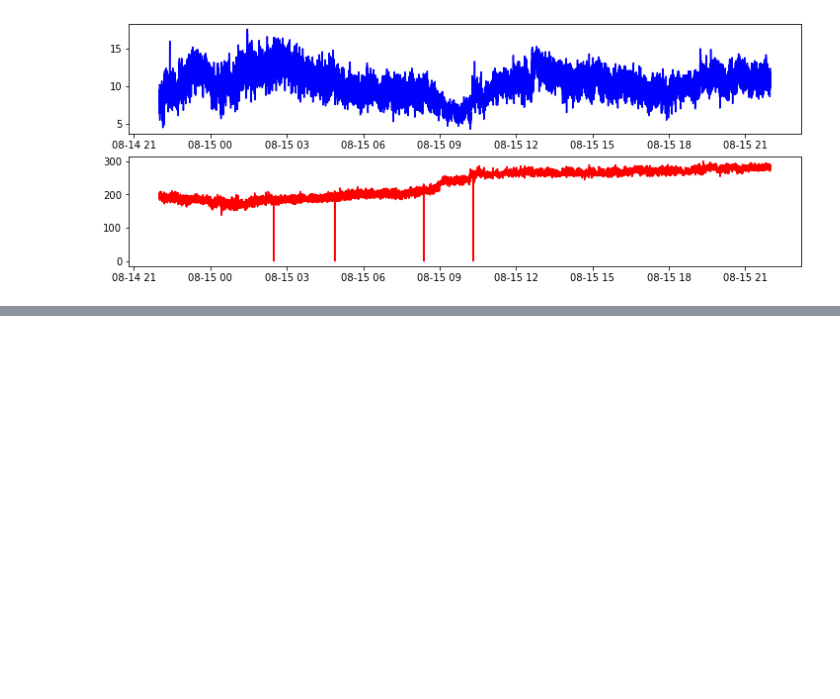
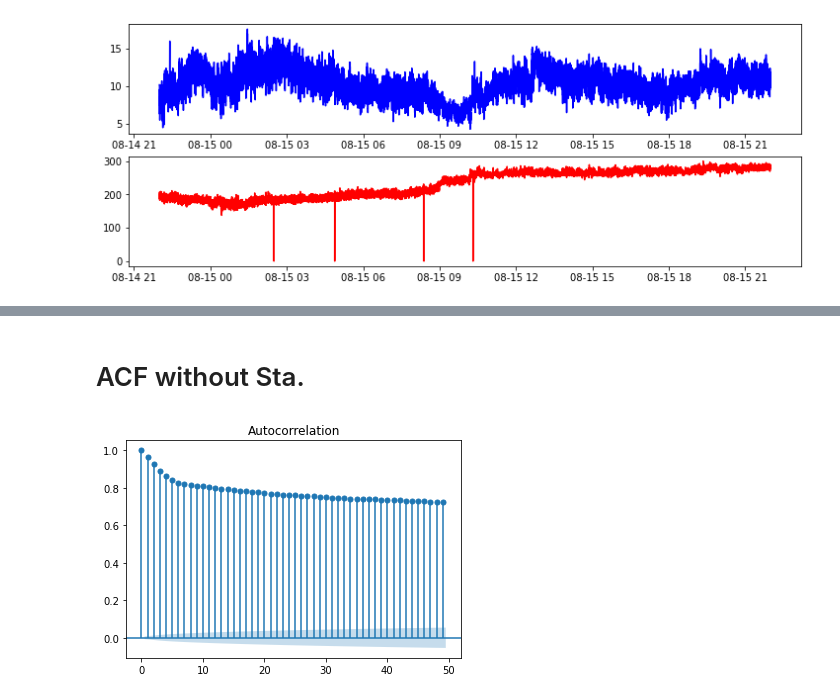
Before and after one commit to k323r/mythicwind, a Jupyter notebook: notebooks/environment.ipynb, the cells around one changed output, grey strips where cells are left out. Drawn from its saved outputs; the diff is of its cells as text; code cells hidden in the pictures; blank space fills up the shorter version.

```diff
--- a/notebooks/environment.ipynb
+++ b/notebooks/environment.ipynb
@@ -100,0 +113,13 @@ Wave Direction original H2
+# %% [markdown]
+# ACF without Sta.
+# %%
+# Blaues Band ist die 5% Signifikanzniveau Schwelle
+# Jeder Punkt überhalb des Bandes ist signifikant
+# 0,8 Korrelation zum Startpunkt (deutlich hoch)
+# zu geringe Dauer dass unsere Daten stationär sind
+#
+# ACF: autokorreliert, wenn der aktuelle Wert in Zusammenhang mit der Vergangenheit ist
+# dh Vergangenheit hat einen Einfluss
+acf_plot = plot_acf(df_wind["wind_speed_2"])
+# %% [output]
+[figure, added]
```
Also changed, not shown: parts of 17 cells of this notebook, 1 other file.
